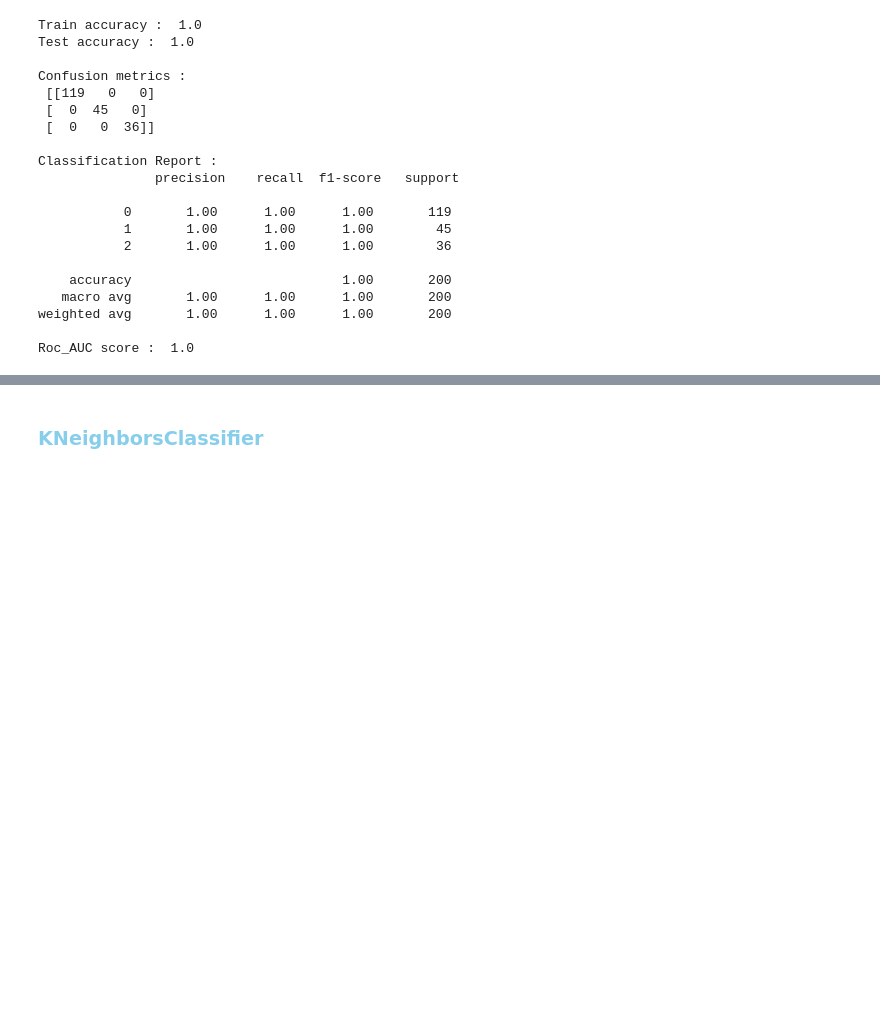
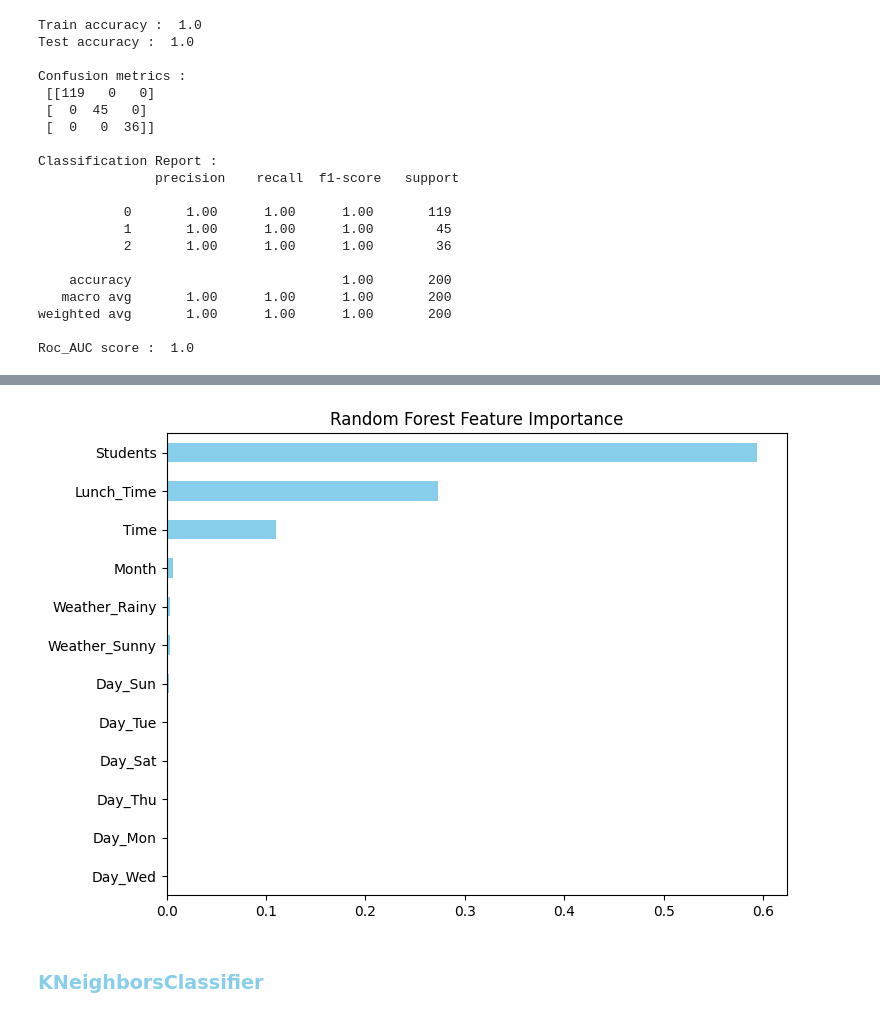
Before and after one commit to Wasima230Sultana/MU-Canteen-Rush-Predictor, a Jupyter notebook: Canteen-rush.ipynb, the cells around one changed output, grey strips where cells are left out. Cells and saved outputs as stored; diff of their text form; code cells hidden in the pictures; blank space fills up the shorter version.

```diff
--- a/Canteen-rush.ipynb
+++ b/Canteen-rush.ipynb
@@ -777,3 +808,9 @@ dtype: float64
+# %%
+ImportanceRF.sort_values().plot(kind='barh', figsize=(8,6), color='skyblue')
+plt.title('Random Forest Feature Importance')
+plt.show()
+# %% [output]
+[figure, added]
 # %% [markdown]
 <h3 style="color:skyblue">KNeighborsClassifier</h3>
 # %%
```
Also changed, not shown: parts of 5 cells of this notebook.
